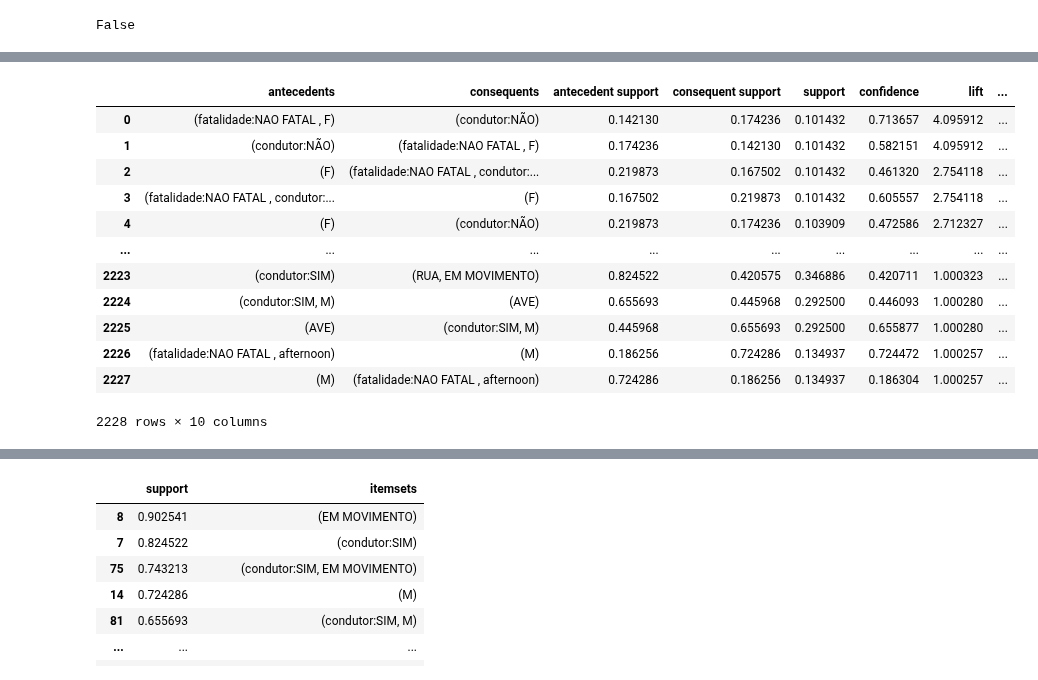
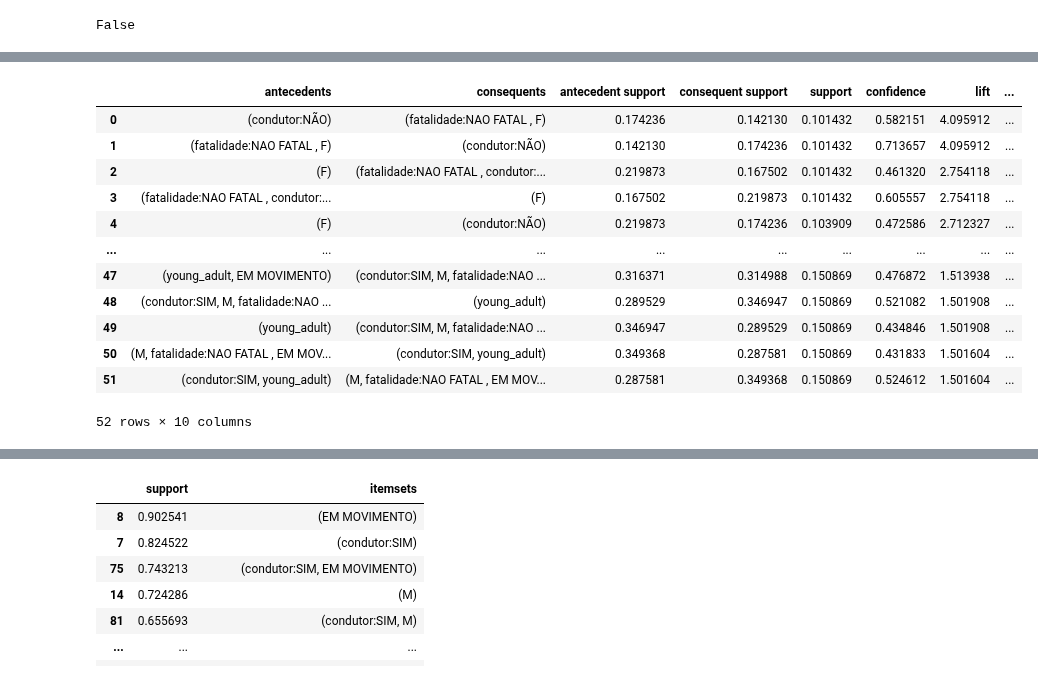
Before and after one commit to SamuelLipovetsky/mda_project, a Jupyter notebook: ItemsetMining.ipynb, the cells around one changed output, grey strips where cells are left out. Cells and saved outputs as stored; diff of their text form; code cells hidden in the pictures.

```diff
--- a/ItemsetMining.ipynb
+++ b/ItemsetMining.ipynb
@@ -276,19 +363,19 @@ from mlxtend.frequent_patterns import apriori, fpmax, fpgrowth,association_rules
 # %%
-FP_itemsets = fpgrowth(concat_dfs, min_support=0.1, use_colnames=True)
-rules = association_rules(FP_itemsets,metric="lift", min_threshold=1)
-# rules = rules[(rules['confidence'] > 0.8)]
+aprioriItemsets = apriori(concat_dfs, min_support=0.1, use_colnames=True)
+rules = association_rules(aprioriItemsets,metric="lift", min_threshold=1)
+rules = rules[(rules['lift'] > 1.5)]
 rules.sort_values(by='lift',ascending=False).reset_index(drop=True)
 # %% [output]
 |  | antecedents | consequents | antecedent support | consequent support | support | confidence | lift | ... |
-| 0 | (fatalidade:NAO FATAL , F) | (condutor:NÃO) | 0.142130 | 0.174236 | 0.101432 | 0.713657 | 4.095912 | ... |
-| 1 | (condutor:NÃO) | (fatalidade:NAO FATAL , F) | 0.174236 | 0.142130 | 0.101432 | 0.582151 | 4.095912 | ... |
+| 0 | (condutor:NÃO) | (fatalidade:NAO FATAL , F) | 0.174236 | 0.142130 | 0.101432 | 0.582151 | 4.095912 | ... |
+| 1 | (fatalidade:NAO FATAL , F) | (condutor:NÃO) | 0.142130 | 0.174236 | 0.101432 | 0.713657 | 4.095912 | ... |
 | 2 | (F) | (fatalidade:NAO FATAL , condutor:... | 0.219873 | 0.167502 | 0.101432 | 0.461320 | 2.754118 | ... |
 | 3 | (fatalidade:NAO FATAL , condutor:... | (F) | 0.167502 | 0.219873 | 0.101432 | 0.605557 | 2.754118 | ... |
 | 4 | (F) | (condutor:NÃO) | 0.219873 | 0.174236 | 0.103909 | 0.472586 | 2.712327 | ... |
 | ... | ... | ... | ... | ... | ... | ... | ... | ... |
-| 2223 | (condutor:SIM) | (RUA, EM MOVIMENTO) | 0.824522 | 0.420575 | 0.346886 | 0.420711 | 1.000323 | ... |
-| 2224 | (condutor:SIM, M) | (AVE) | 0.655693 | 0.445968 | 0.292500 | 0.446093 | 1.000280 | ... |
-| 2225 | (AVE) | (condutor:SIM, M) | 0.445968 | 0.655693 | 0.292500 | 0.655877 | 1.000280 | ... |
-| 2226 | (fatalidade:NAO FATAL , afternoon) | (M) | 0.186256 | 0.724286 | 0.134937 | 0.724472 | 1.000257 | ... |
-| 2227 | (M) | (fatalidade:NAO FATAL , afternoon) | 0.724286 | 0.186256 | 0.134937 | 0.186304 | 1.000257 | ... |
+| 47 | (young_adult, EM MOVIMENTO) | (condutor:SIM, M, fatalidade:NAO ... | 0.316371 | 0.314988 | 0.150869 | 0.476872 | 1.513938 | ... |
+| 48 | (condutor:SIM, M, fatalidade:NAO ... | (young_adult) | 0.289529 | 0.346947 | 0.150869 | 0.521082 | 1.501908 | ... |
+| 49 | (young_adult) | (condutor:SIM, M, fatalidade:NAO ... | 0.346947 | 0.289529 | 0.150869 | 0.434846 | 1.501908 | ... |
+| 50 | (M, fatalidade:NAO FATAL , EM MOV... | (condutor:SIM, young_adult) | 0.349368 | 0.287581 | 0.150869 | 0.431833 | 1.501604 | ... |
+| 51 | (condutor:SIM, young_adult) | (M, fatalidade:NAO FATAL , EM MOV... | 0.287581 | 0.349368 | 0.150869 | 0.524612 | 1.501604 | ... |
-2228 rows × 10 columns
+52 rows × 10 columns
```
Also changed, not shown: parts of 15 cells of this notebook.
